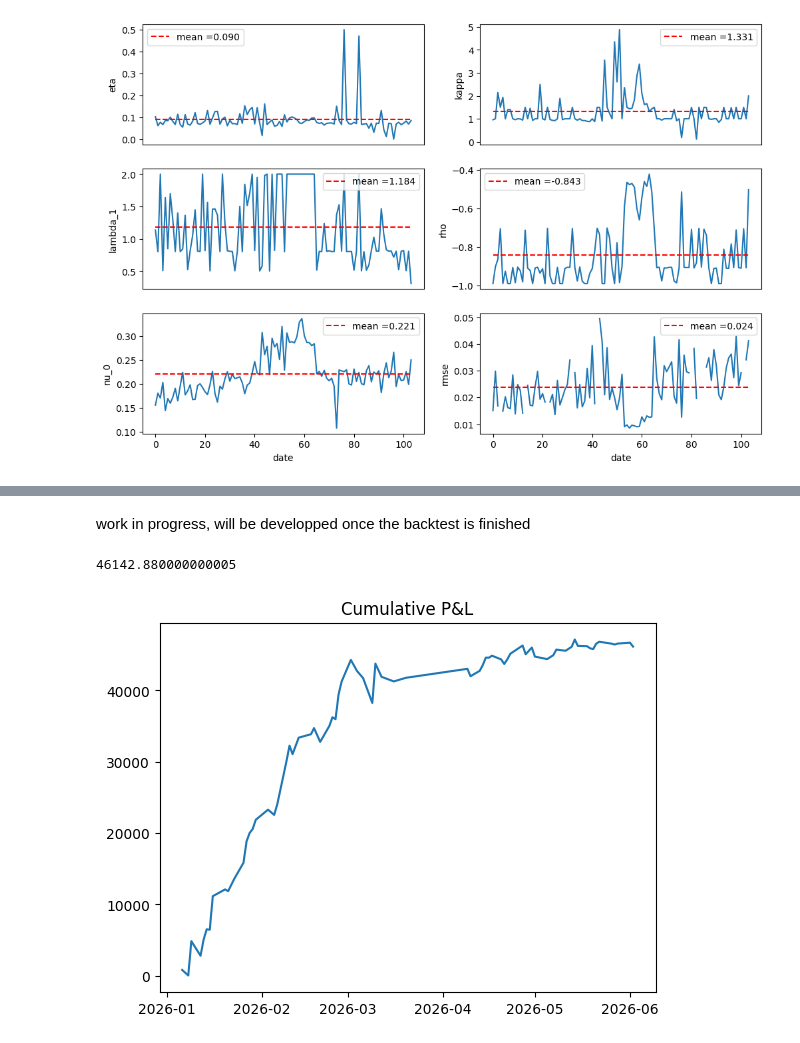
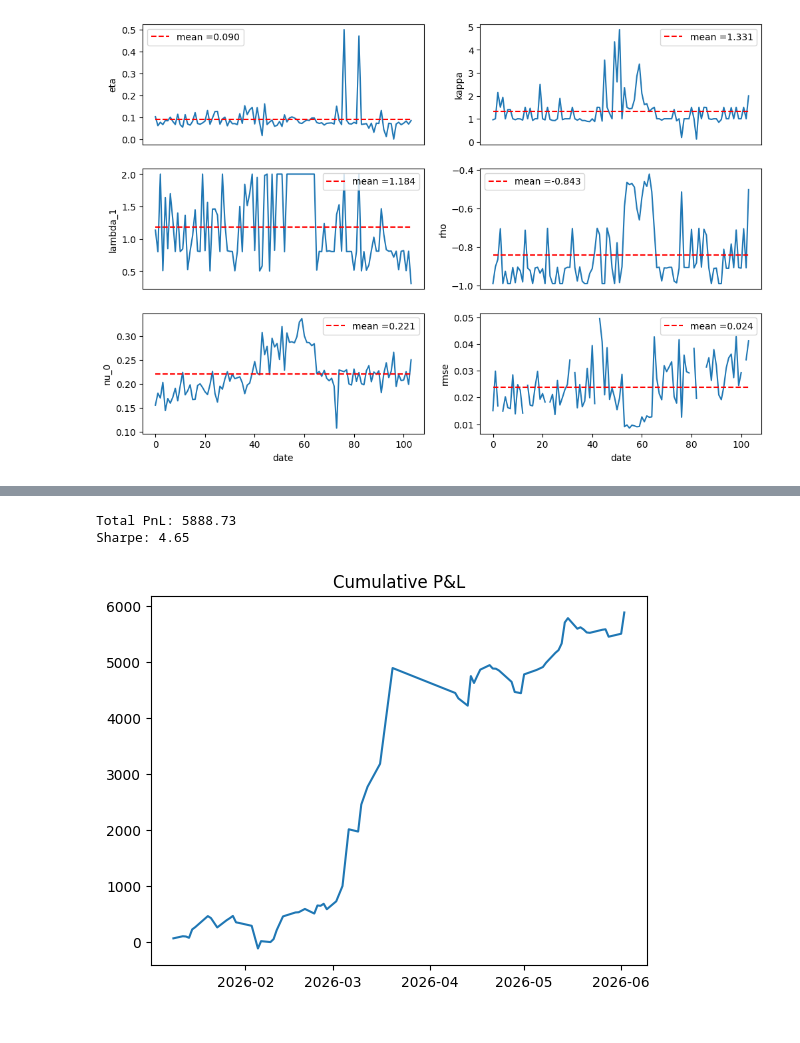
Before and after one commit to victormaury25/option-pricing-fft, a Jupyter notebook: FFT option pricing.ipynb, the cells around one changed output, grey strips where cells are left out. Saved outputs shown, nothing was run; the diff lists cells and outputs as text; code cells hidden in the pictures.

```diff
--- a/FFT option pricing.ipynb
+++ b/FFT option pricing.ipynb
@@ -932,25 +922,26 @@ plt.show()
-# %% [markdown]
-work in progress, will be developped once the backtest is finished
 # %%
 threshold = 1.0
 
 df_test_filtered_2['position'] = 0
 df_test_filtered_2.loc[df_test_filtered_2['z_score'] > threshold, 'position'] = 1
 df_test_filtered_2.loc[df_test_filtered_2['z_score'] < -threshold, 'position'] = -1
 
-df_test_filtered_2['return'] = df_test_filtered_2.groupby(['strike', 'cp'])['price'].diff()
-df_test_filtered_2['position_lag'] = df_test_filtered_2.groupby(['strike', 'cp'])['position'].shift(1)
+df_test_filtered_2['return'] = df_test_filtered_2.groupby(['strike', 'cp', 'expiry'])['price'].diff()
+df_test_filtered_2['position_lag'] = df_test_filtered_2.groupby(['strike', 'cp', 'expiry'])['position'].shift(1)
 df_test_filtered_2['PnL'] = df_test_filtered_2['position_lag']*df_test_filtered_2['return']
 
 PnL_tot = df_test_filtered_2['PnL'].sum()
-print(PnL_tot)
+print(f'Total PnL: {PnL_tot:.2f}')
+
+daily_PnL = df_test_filtered_2.dropna(subset=['PnL']).groupby('date')['PnL'].sum()
+sharpe = daily_PnL.mean() / daily_PnL.std() * np.sqrt(252)
+print(f'Sharpe: {sharpe:.2f}')
+
+cumPnL = daily_PnL.cumsum()
+plt.plot(cumPnL)
+plt.title('Cumulative P&L')
+plt.show()
 # %% [output]
-46142.880000000005
+Total PnL: 5888.73
+Sharpe: 4.65
+[figure, added]
-# %%
-daily_PnL = df_test_filtered_2.dropna(subset=['PnL']).groupby('date')['PnL'].sum()
-cumPnL = daily_PnL.cumsum()
-plt.plot(cumPnL)
-plt.title('Cumulative P&L')
-plt.show()
-# %% [output]
-[figure, removed]
```
Also changed, not shown: parts of 26 cells of this notebook.
